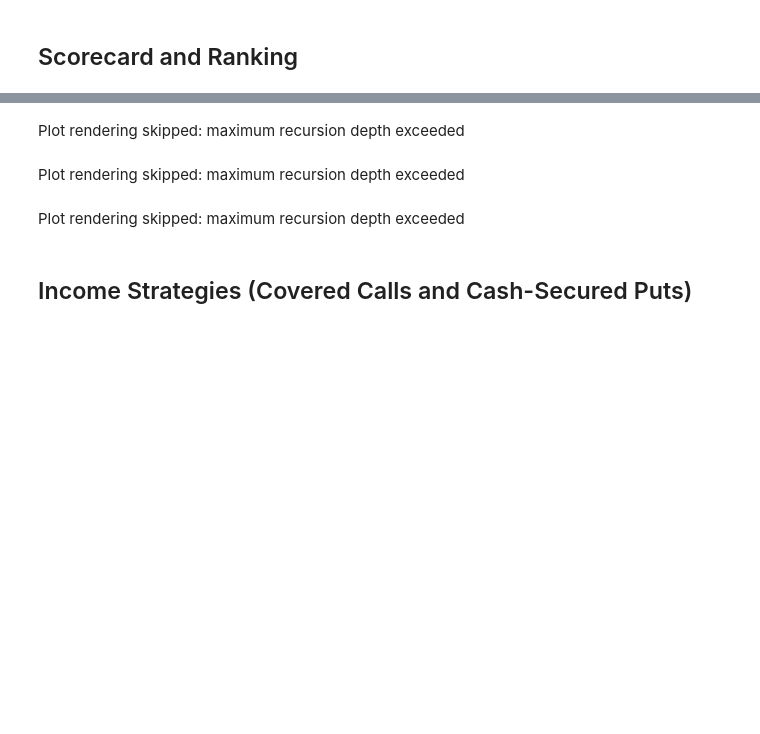
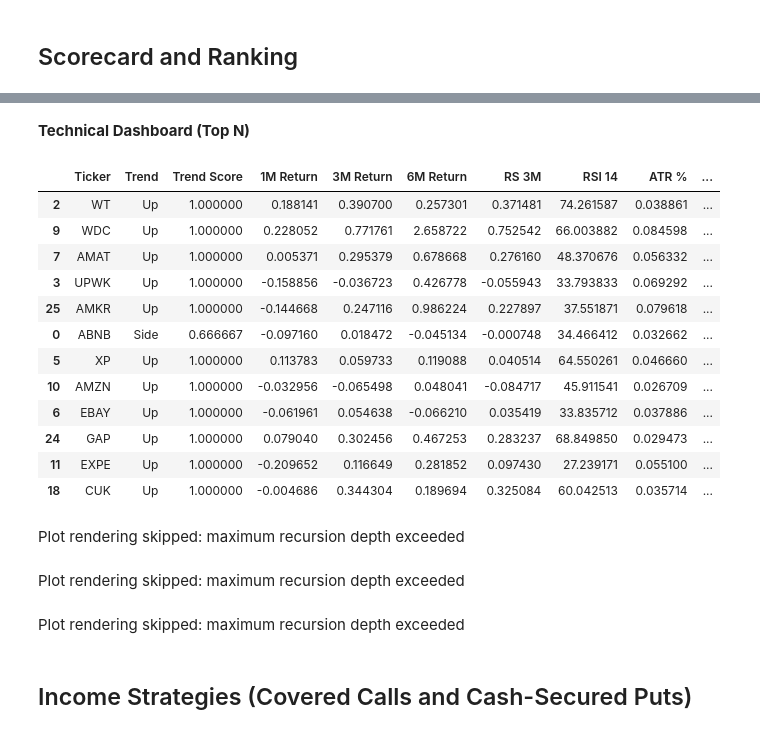
Before and after one commit to mxttwoods/options-screener, a Jupyter notebook: options_iv_analysis.ipynb, the cells around one changed output, grey strips where cells are left out. Drawn from its saved outputs; the diff is of its cells as text; code cells hidden in the pictures; blank space fills up the shorter version.

```diff
--- a/options_iv_analysis.ipynb
+++ b/options_iv_analysis.ipynb
@@ -1928,19 +1947,21 @@ else:
 # %%
 if not ranked.empty:
-    tech_view = ranked[[
-        "ticker",
-        "trend_label",
-        "trend_score",
-        "ret_1m",
-        "ret_3m",
-        "ret_6m",
-        "rs_3m",
-        "rsi_14",
-        "atr_pct",
-        "drawdown_6m",
-        "dist_52w_high",
-        "dist_52w_low",
-    ]].copy()
+    tech_view = ranked[
+        [
+            "ticker",
+            "trend_label",
+            "trend_score",
+            "ret_1m",
+            "ret_3m",
+            "ret_6m",
+            "rs_3m",
+            "rsi_14",
+            "atr_pct",
+            "drawdown_6m",
+            "dist_52w_high",
+            "dist_52w_low",
+        ]
+    ].copy()
 
     tech_view = tech_view.rename(
         columns={
@@ -2004,36 +2025,50 @@ if not ranked.empty:
         ranked,
         x="fund_score",
         y="options_score",
         color="total_score",
         size="market_cap",
         color_continuous_scale=COLOR_CONTINUOUS,
         title="Figure 2. Fundamental vs Options Opportunity",
         labels={"fund_score": "Fundamental Score", "options_score": "Options Score"},
         hover_data=["ticker", "grade", "cc_ann_yield", "csp_ann_yield", "atm_iv_cc"],
     )
     fig.update_layout(height=500, xaxis_range=[0, 100], yaxis_range=[0, 100])
     show_figure(fig)
 
     if not term_df.empty:
         top_tickers = ranked["ticker"].head(6).tolist()
         term_plot = term_df[term_df["ticker"].isin(top_tickers)]
         if not term_plot.empty:
             fig = px.line(
                 term_plot,
                 x="dte",
                 y="atm_iv",
                 color="ticker",
                 markers=True,
                 title="Figure 3. IV Term Structure (Top Tickers)",
                 labels={"dte": "Days to Expiration", "atm_iv": "ATM IV"},
                 color_discrete_sequence=COLOR_DISCRETE,
             )
             fig.update_layout(yaxis_tickformat=".1%", height=500)
             show_figure(fig)
 # %% [output]
-Plot rendering skipped: maximum recursion depth exceeded
+**Technical Dashboard (Top N)**
+|  | Ticker | Trend | Trend Score | 1M Return | 3M Return | 6M Return | RS 3M | RSI 14 | ATR % | ... |
+| 2 | WT | Up | 1.000000 | 0.188141 | 0.390700 | 0.257301 | 0.371481 | 74.261587 | 0.038861 | ... |
+| 9 | WDC | Up | 1.000000 | 0.228052 | 0.771761 | 2.658722 | 0.752542 | 66.003882 | 0.084598 | ... |
+| 7 | AMAT | Up | 1.000000 | 0.005371 | 0.295379 | 0.678668 | 0.276160 | 48.370676 | 0.056332 | ... |
+| 3 | UPWK | Up | 1.000000 | -0.158856 | -0.036723 | 0.426778 | -0.055943 | 33.793833 | 0.069292 | ... |
+| 25 | AMKR | Up | 1.000000 | -0.144668 | 0.247116 | 0.986224 | 0.227897 | 37.551871 | 0.079618 | ... |
+| 0 | ABNB | Side | 0.666667 | -0.097160 | 0.018472 | -0.045134 | -0.000748 | 34.466412 | 0.032662 | ... |
+| 5 | XP | Up | 1.000000 | 0.113783 | 0.059733 | 0.119088 | 0.040514 | 64.550261 | 0.046660 | ... |
+| 10 | AMZN | Up | 1.000000 | -0.032956 | -0.065498 | 0.048041 | -0.084717 | 45.911541 | 0.026709 | ... |
+| 6 | EBAY | Up | 1.000000 | -0.061961 | 0.054638 | -0.066210 | 0.035419 | 33.835712 | 0.037886 | ... |
+| 24 | GAP | Up | 1.000000 | 0.079040 | 0.302456 | 0.467253 | 0.283237 | 68.849850 | 0.029473 | ... |
+| 11 | EXPE | Up | 1.000000 | -0.209652 | 0.116649 | 0.281852 | 0.097430 | 27.239171 | 0.055100 | ... |
+| 18 | CUK | Up | 1.000000 | -0.004686 | 0.344304 | 0.189694 | 0.325084 | 60.042513 | 0.035714 | ... |
 Plot rendering skipped: maximum recursion depth exceeded
 Plot rendering skipped: maximum recursion depth exceeded
+Plot rendering skipped: maximum recursion depth exceeded
 # %% [markdown]
 ## Income Strategies (Covered Calls and Cash-Secured Puts)
 # %%
```
Also changed, not shown: parts of 5 cells of this notebook.
